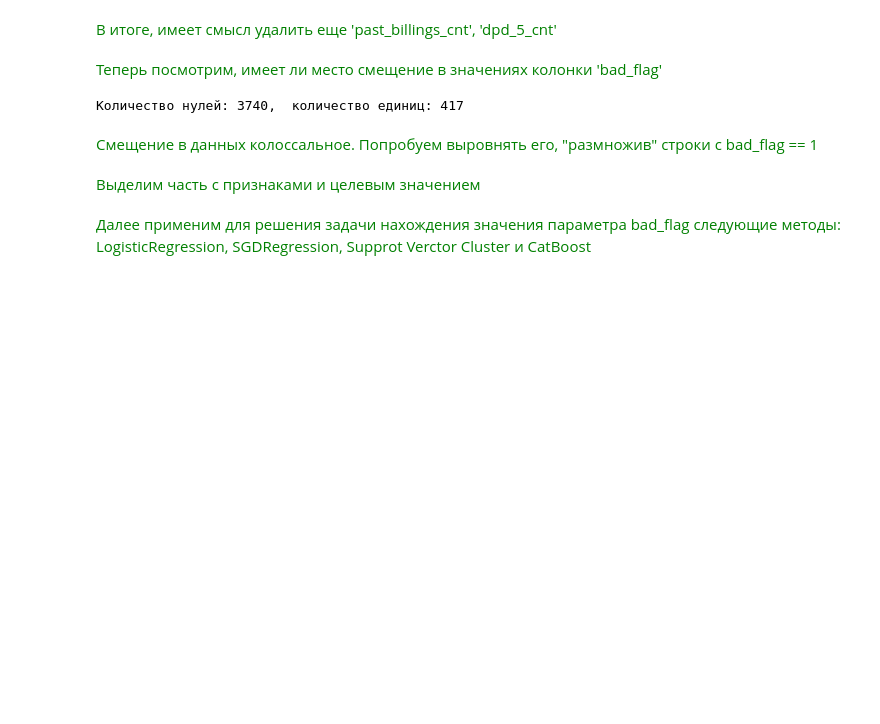
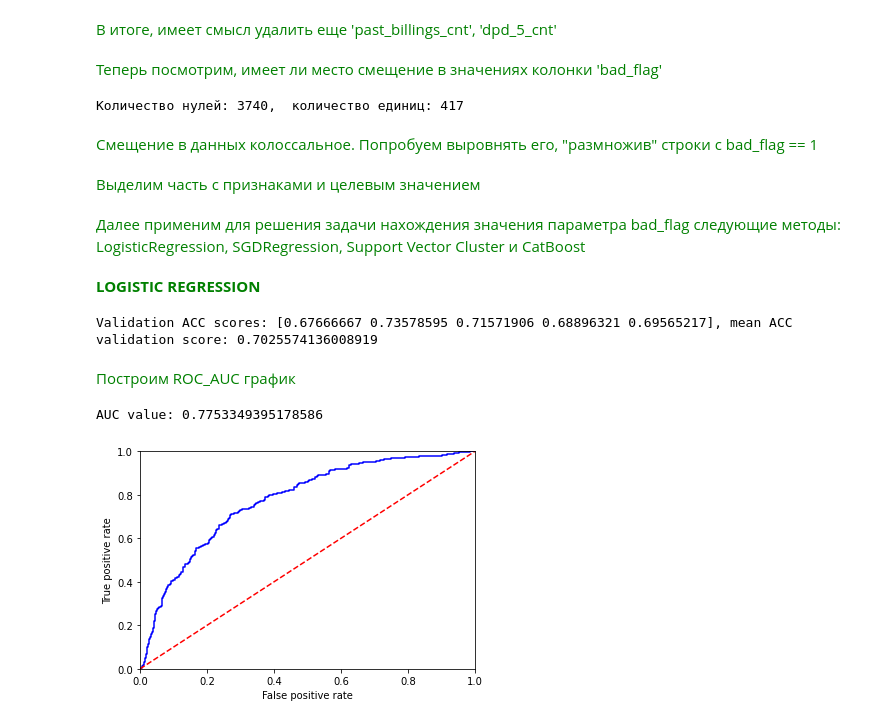
Before and after one commit to RadFam/good-bad-credits, a Jupyter notebook: revo_project.ipynb, the cells around one changed output. Saved outputs shown, nothing was run; the diff lists cells and outputs as text; code cells hidden in the pictures; blank space fills up the shorter version.

Commit message:
Logistic regression added

```diff
--- a/revo_project.ipynb
+++ b/revo_project.ipynb
@@ -512,5 +512,45 @@ target = refine_data['bad_flag']
 features_train, features_test, target_train, target_test = train_test_split(features, target, test_size=0.2, stratify=target, random_state=123)
 # %% [markdown]
 <span style="color:green">
-Далее применим для решения задачи нахождения значения параметра bad_flag следующие методы: LogisticRegression, SGDRegression, Supprot Verctor Cluster и CatBoost
+Далее применим для решения задачи нахождения значения параметра bad_flag следующие методы: LogisticRegression, SGDRegression, Support Vector Cluster и CatBoost
 </span>
+# %%
+scaler = StandardScaler()
+features_train = scaler.fit_transform(features_train)
+features_test = scaler.transform(features_test)
+# %% [markdown]
+<span style="color:green">
+<b>LOGISTIC REGRESSION</b>
+</span>
+# %%
+model = LogisticRegressionCV(solver='liblinear', random_state=123)
+model.fit(features_train, target_train)
+
+# Используем кросс-валидацию
+scores = cross_val_score(model, features_test, target_test, cv=5, scoring='accuracy')
+print(f'Validation ACC scores: {scores}, mean ACC validation score: {np.mean(scores)}')
+# %% [output]
+Validation ACC scores: [0.67666667 0.73578595 0.71571906 0.68896321 0.69565217], mean ACC validation score: 0.7025574136008919
+# %% [markdown]
+<span style="color:green">
+Построим ROC_AUC график
+</span>
+# %%
+probs = model.predict_proba(features_test)
+preds = probs[:,1]
+
+fpr_logreg, tpr_logreg, threshold = roc_curve(target_test, preds)
+auc_value_logreg = auc(fpr_logreg, tpr_logreg)
+
+print(f"AUC value: {auc_value_logreg}")
+
+plt.plot(fpr_logreg, tpr_logreg, 'b')
+plt.plot([0,1],[0,1],'r--')
+plt.xlim([0,1])
+plt.ylim([0,1])
+plt.xlabel("False positive rate")
+plt.ylabel("True positive rate")
+plt.show()
+# %% [output]
+AUC value: 0.7753349395178586
+[figure, added]
```
